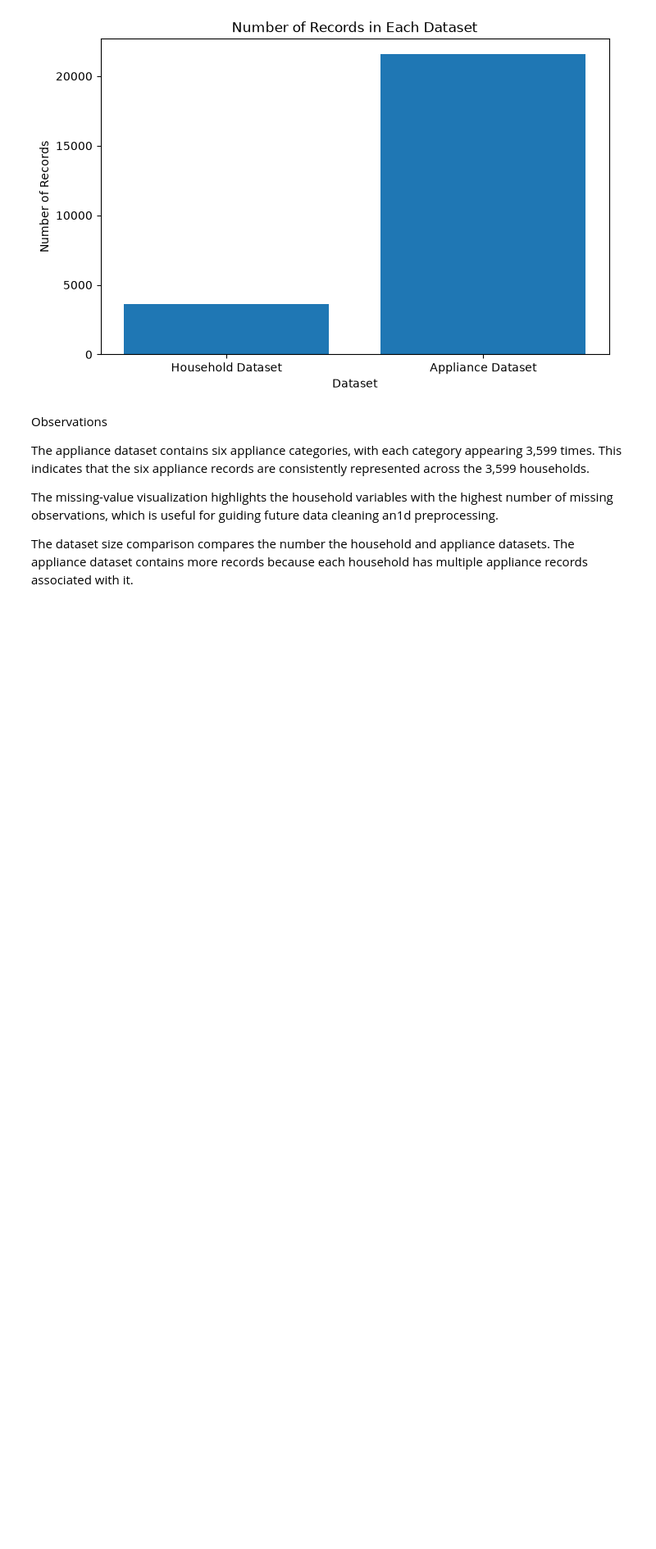
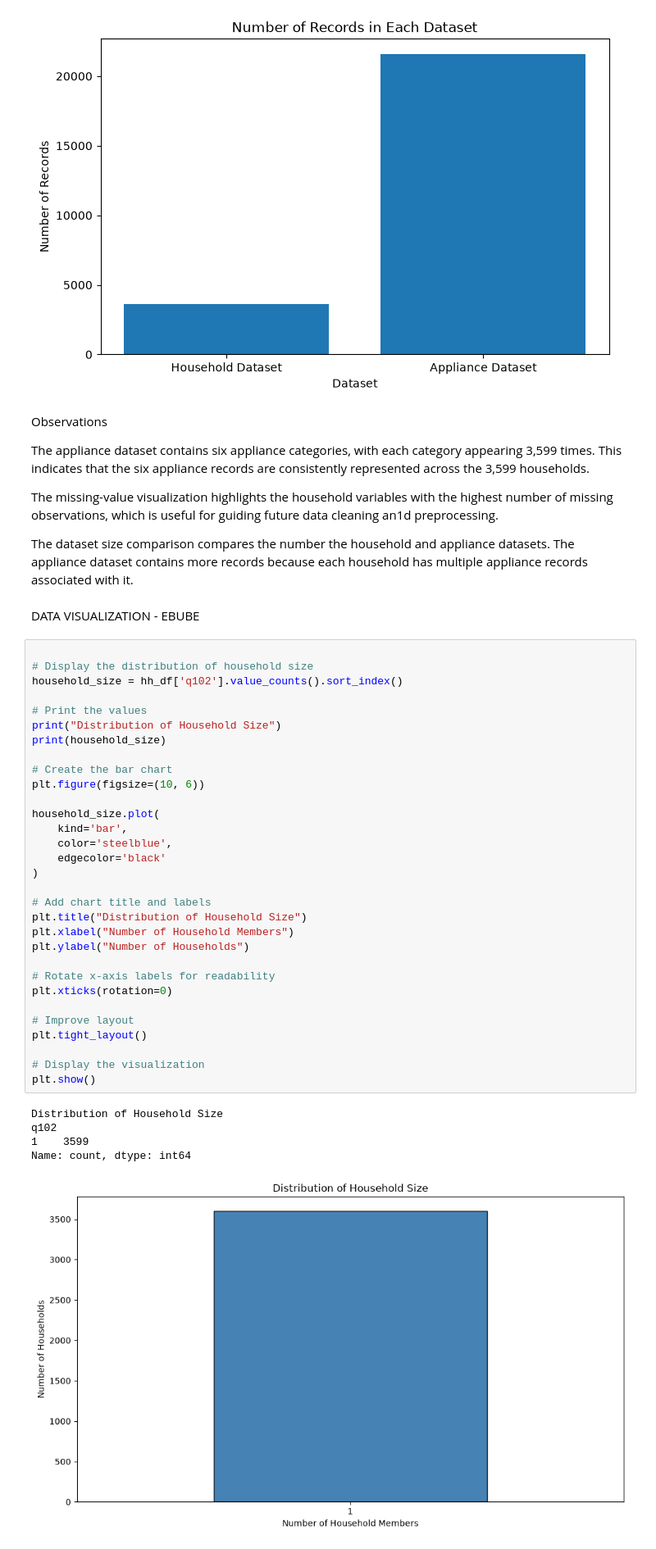
Before and after one commit to Paddyrey/TechCrush-Capstone-Group-11-Project, a Jupyter notebook: notebooks/Data_preparation.ipynb, the cells around one changed output. Shown at 82% size. Saved outputs shown, nothing was run; the diff lists cells and outputs as text; blank space fills up the shorter version.

Commit message:
Add Ebube's data visualization and observations

```diff
--- a/notebooks/Data_preparation.ipynb
+++ b/notebooks/Data_preparation.ipynb
@@ -253,3 +251,42 @@ The missing-value visualization highlights the household variables with the high
 
 
 The dataset size comparison compares the number the household and appliance datasets. The appliance dataset contains more records because each household has multiple appliance records associated with it.
+# %% [markdown]
+DATA VISUALIZATION - EBUBE
+# %%
+
+# Display the distribution of household size
+household_size = hh_df['q102'].value_counts().sort_index()
+
+# Print the values
+print("Distribution of Household Size")
+print(household_size)
+
+# Create the bar chart
+plt.figure(figsize=(10, 6))
+
+household_size.plot(
+    kind='bar',
+    color='steelblue',
+    edgecolor='black'
+)
+
+# Add chart title and labels
+plt.title("Distribution of Household Size")
+plt.xlabel("Number of Household Members")
+plt.ylabel("Number of Households")
+
+# Rotate x-axis labels for readability
+plt.xticks(rotation=0)
+
+# Improve layout
+plt.tight_layout()
+
+# Display the visualization
+plt.show()
+# %% [output]
+Distribution of Household Size
+q102
+1    3599
+Name: count, dtype: int64
+[figure, added]
```
Also changed, not shown: parts of 2 cells of this notebook.
